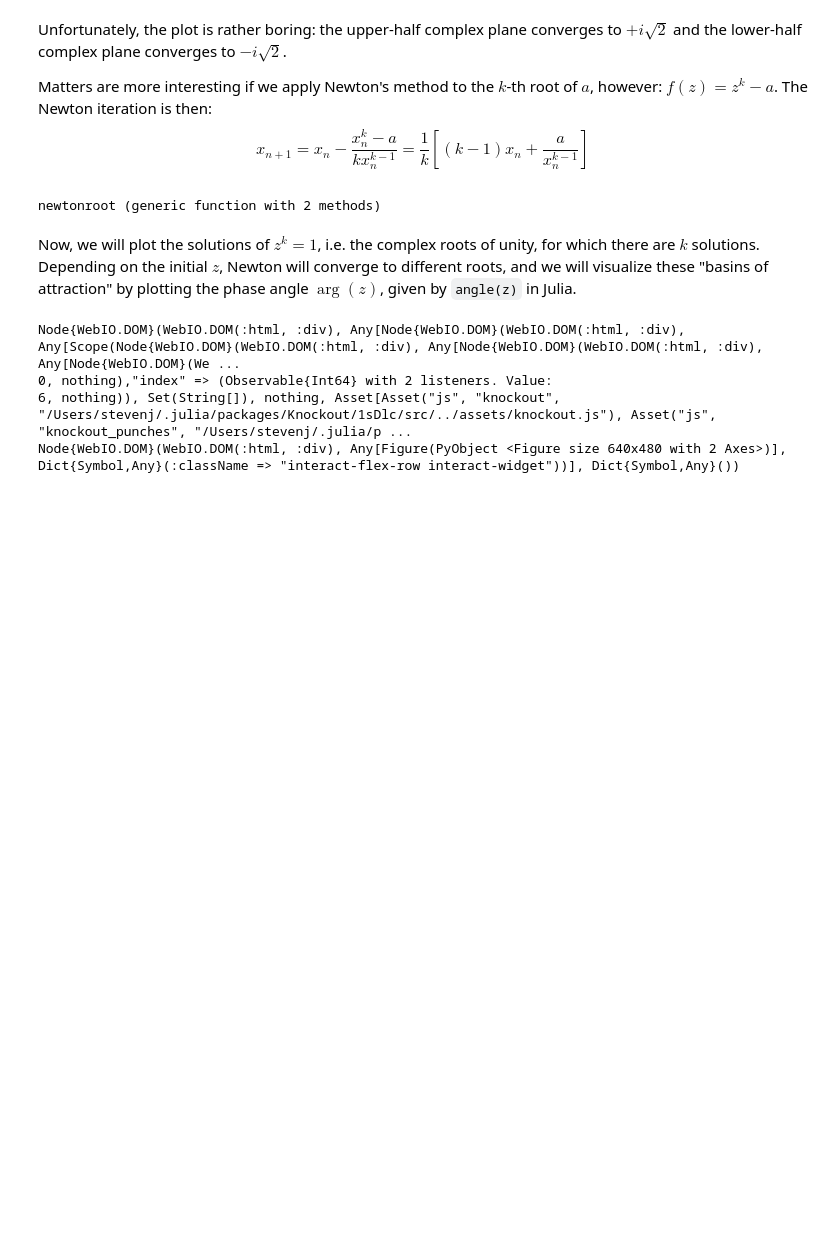
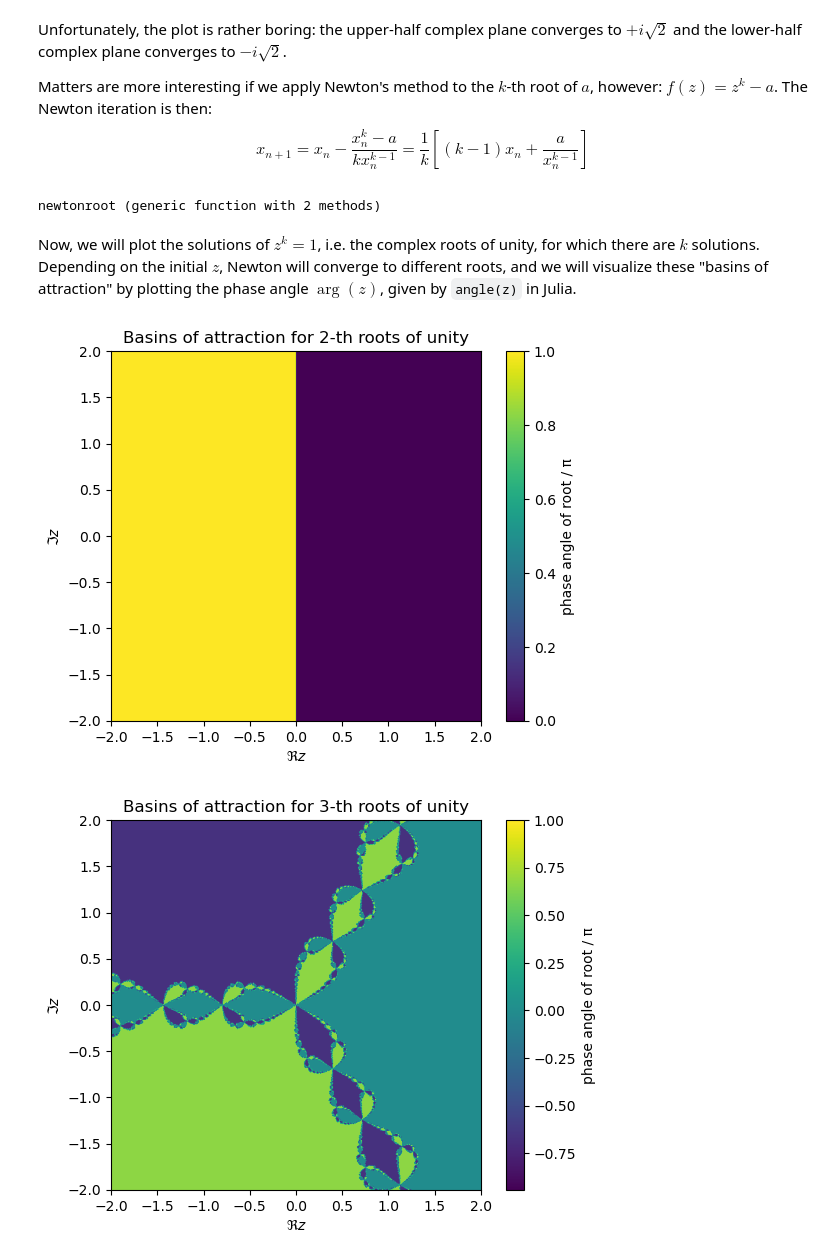
Before and after one commit to mitmath/18335, a Jupyter notebook: notes/Newton-Square-Roots.ipynb, the cells around one changed output. Saved outputs shown, nothing was run; the diff lists cells and outputs as text; code cells hidden in the pictures; blank space fills up the shorter version.

```diff
--- a/notes/Newton-Square-Roots.ipynb
+++ b/notes/Newton-Square-Roots.ipynb
@@ -276,24 +301,22 @@ Now, we will plot the solutions of $z^k = 1$, i.e. the complex roots of unity, f
 # %%
 function rootangle(k, z)
     θ = angle(newtonroot(k, 1, 25, z))/pi
     θ = θ < -0.95 ? 1.0 : θ # eliminate ±π oscillations from branch cut
     return θ
 end
 rootangles(k, X, Y) = Float64[rootangle(k, x+im*y) for y in Y, x in X]
 
 f = figure()
 ξ = range(-2,2,length=600)
-@manipulate for k in 2:10
-    withfig(f) do
+for k in 2:10
+    display(withfig(f) do
         imshow(rootangles(k, ξ, ξ), extent=(-2,2,-2,2)) # imshow is faster than pcolor
         xlabel(L"\Re z")
         ylabel(L"\Im z")
         title("Basins of attraction for $k-th roots of unity")
         colorbar(label="phase angle of root / π")
-    end
+    end)
 end
 # %% [output]
-Node{WebIO.DOM}(WebIO.DOM(:html, :div), Any[Node{WebIO.DOM}(WebIO.DOM(:html, :div), Any[Scope(Node{WebIO.DOM}(WebIO.DOM(:html, :div), Any[Node{WebIO.DOM}(WebIO.DOM(:html, :div), Any[Node{WebIO.DOM}(We ...
-0, nothing),"index" => (Observable{Int64} with 2 listeners. Value:
-6, nothing)), Set(String[]), nothing, Asset[Asset("js", "knockout", "/Users/stevenj/.julia/packages/Knockout/1sDlc/src/../assets/knockout.js"), Asset("js", "knockout_punches", "/Users/stevenj/.julia/p ...
-Node{WebIO.DOM}(WebIO.DOM(:html, :div), Any[Figure(PyObject <Figure size 640x480 with 2 Axes>)], Dict{Symbol,Any}(:className => "interact-flex-row interact-widget"))], Dict{Symbol,Any}())
+[figure, added]
+[figure, added]
```
Also changed, not shown: parts of 12 cells of this notebook, 1 other file.
